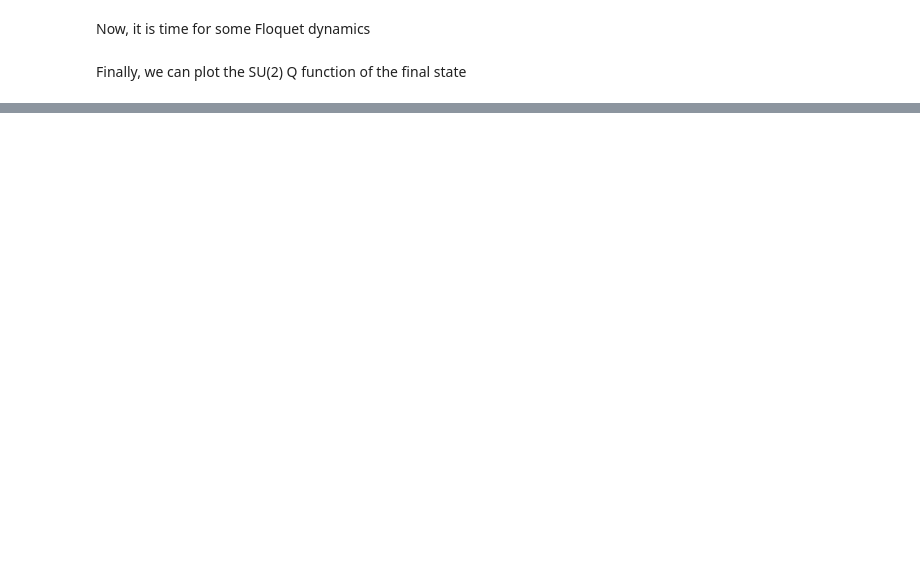
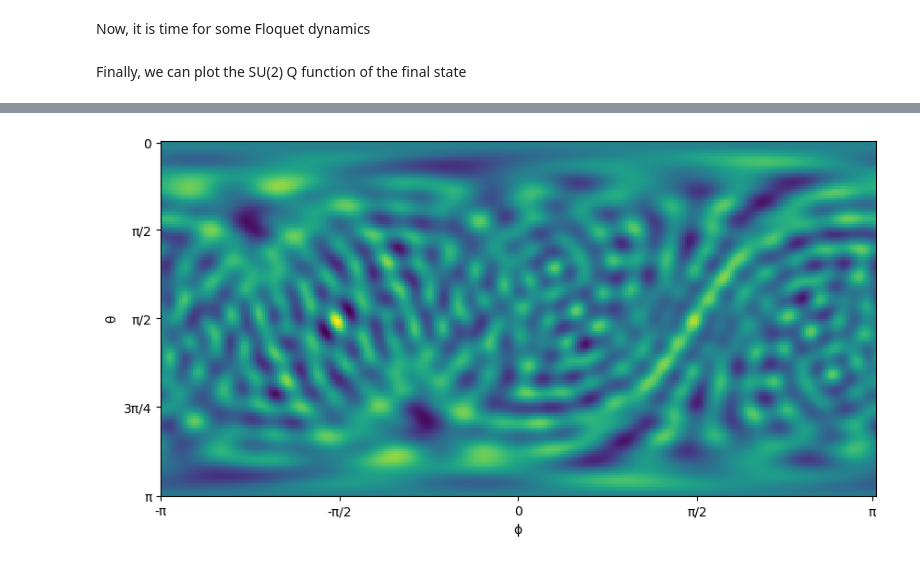
Before and after one commit to qojulia/QuantumOptics.jl-examples, a Jupyter notebook: notebooks/quantum-kicked-top.ipynb, the cells around one changed output, grey strips where cells are left out. Saved outputs shown, nothing was run; the diff lists cells and outputs as text; code cells hidden in the pictures; blank space fills up the shorter version.

```diff
--- a/notebooks/quantum-kicked-top.ipynb
+++ b/notebooks/quantum-kicked-top.ipynb
@@ -93,11 +94,12 @@ but more interestingly, we can plot its SU(2) Wigner function which reveals us q
 # %%
 figure(figsize=(10,5))
-res = 200
 wx = [-1pi:pi/(res):1pi;];
 wy = [0:1pi/res:1pi;];
 wsu2 = wignersu2(ψt[end],res)
 pcolor(wx,wy,wsu2)
 yticks([0.0, pi/4,pi/2,3pi/4,pi-0.02], ["π","3π/4","π/2","π/2",0] )
 xticks([-π,-π/2,0,π/2,π-0.03],["-π","-π/2",0,"π/2","π"] )
 ylabel("θ")
 xlabel("ϕ");
+# %% [output]
+[figure, added]
```
Also changed, not shown: parts of 9 cells of this notebook.
